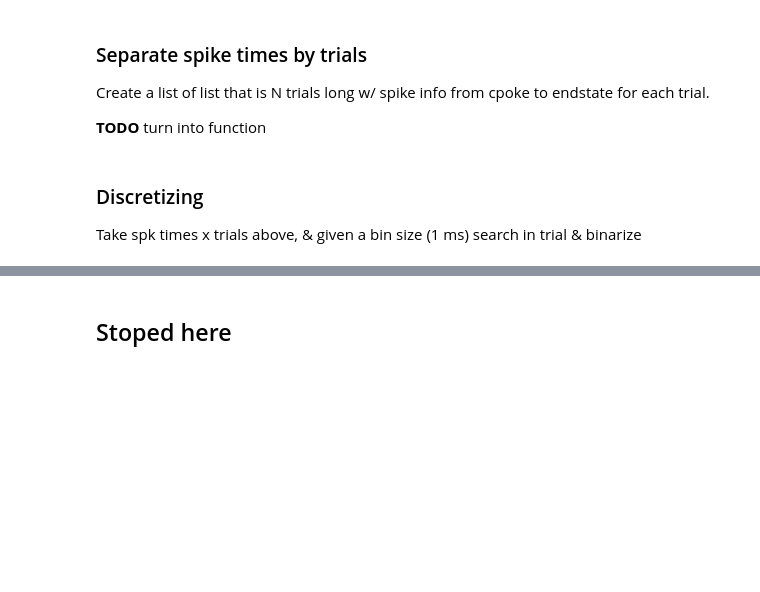
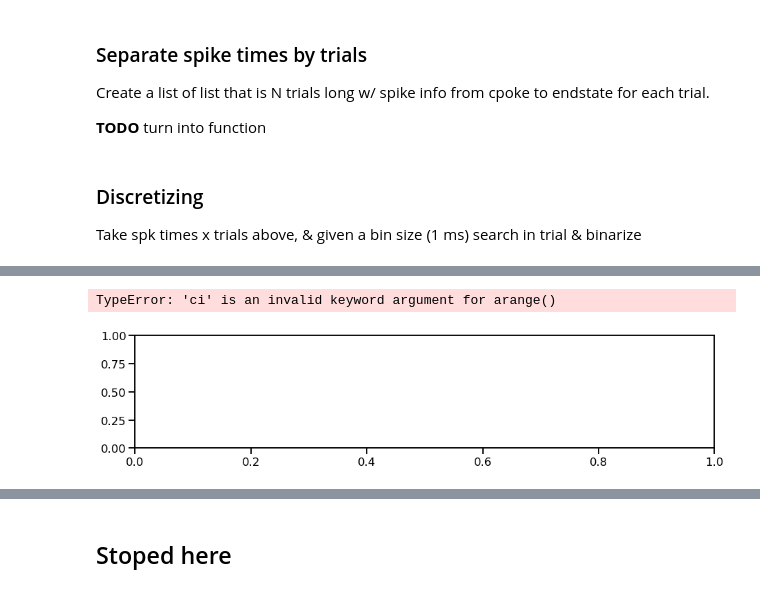
Before and after one commit to Brody-Lab/jbreda_PWM_mPFC_analysis, a Jupyter notebook: W122_08_06_2019_1_fromSD.ipynb, the cells around one changed output, grey strips where cells are left out. Drawn from its saved outputs; the diff is of its cells as text; code cells hidden in the pictures; blank space fills up the shorter version.

```diff
--- a/W122_08_06_2019_1_fromSD.ipynb
+++ b/W122_08_06_2019_1_fromSD.ipynb
@@ -121,0 +140,10 @@ plt.plot(gaussian_filter(tr_spk_binary[0], sigma = .15))
+# %%
+conv_trial = []
+for trial in tr_spk_binary:
+    smoothed =(np.convolve(trial, kernal))
+    smoothed = np.where(smoothed == 0, np.nan, smoothed)
+    conv_trial.append(smoothed)
+
+conv_trial = np.array(conv_trial)
+# %%
+test = np.nanmean(conv_trial, axis =0)
@@ -121,0 +152,7 @@ plt.plot(gaussian_filter(tr_spk_binary[0], sigma = .15))
+# %%
+fig, ax = plt.subplots(figsize = (15, 3))
+
+sns.lineplot(y = test, x = np.arange(len(test), ci=))
+# %% [output]
+TypeError: 'ci' is an invalid keyword argument for arange()
+[figure, added]
```
Also changed, not shown: parts of 12 cells of this notebook, 30 other files.
